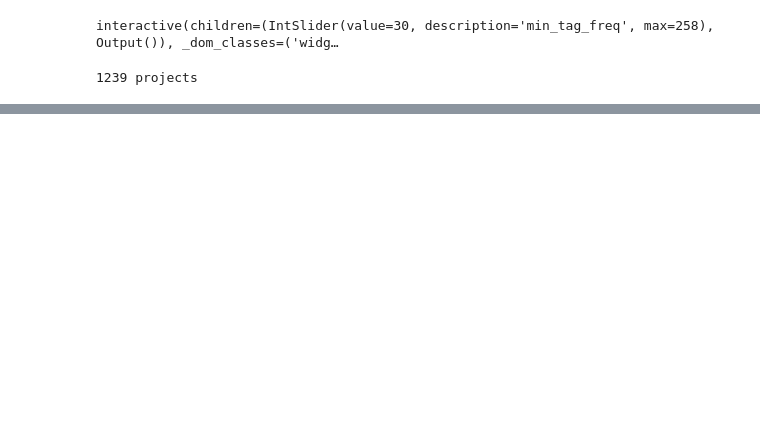
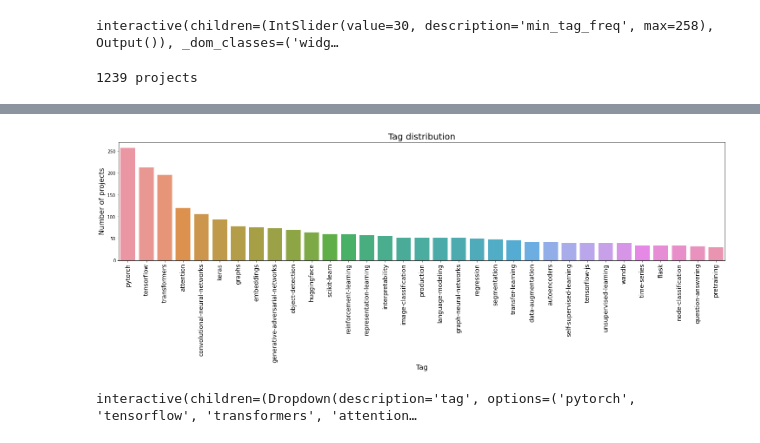
Before and after one commit to GokuMohandas/mlops-course, a Jupyter notebook: notebooks/tagifai.ipynb, the cells around one changed output, grey strips where cells are left out. Drawn from its saved outputs; the diff is of its cells as text; code cells hidden in the pictures; blank space fills up the shorter version.

```diff
--- a/notebooks/tagifai.ipynb
+++ b/notebooks/tagifai.ipynb
@@ -98,0 +120,27 @@ print (f"{len(df)} projects")
+# %%
+# Distribution of tags
+all_tags = list(itertools.chain.from_iterable(df.tags.values))
+tags, tag_counts = zip(*Counter(all_tags).most_common())
+plt.figure(figsize=(25, 5))
+ax = sns.barplot(list(tags), list(tag_counts))
+plt.title("Tag distribution", fontsize=20)
+plt.xlabel("Tag", fontsize=16)
+ax.set_xticklabels(tags, rotation=90, fontsize=14)
+plt.ylabel("Number of projects", fontsize=16)
+plt.show()
+# %% [output]
+[figure, added]
+# %%
+@widgets.interact(tag=list(tags))
+def display_word_cloud(tag='pytorch'):
+    # Plot word clouds top top tags
+    plt.figure(figsize=(15, 5))
+    subset = df[df.tags.apply(lambda tags: tag in tags)]
+    text = subset.text.values
+    cloud = WordCloud(
+        stopwords=STOPWORDS, background_color='black', collocations=False,
+        width=500, height=300).generate(" ".join(text))
+    plt.axis('off')
+    plt.imshow(cloud)
+# %% [output]
+interactive(children=(Dropdown(description='tag', options=('pytorch', 'tensorflow', 'transformers', 'attention…
```
Also changed, not shown: parts of 3 cells of this notebook, 1 other file.
